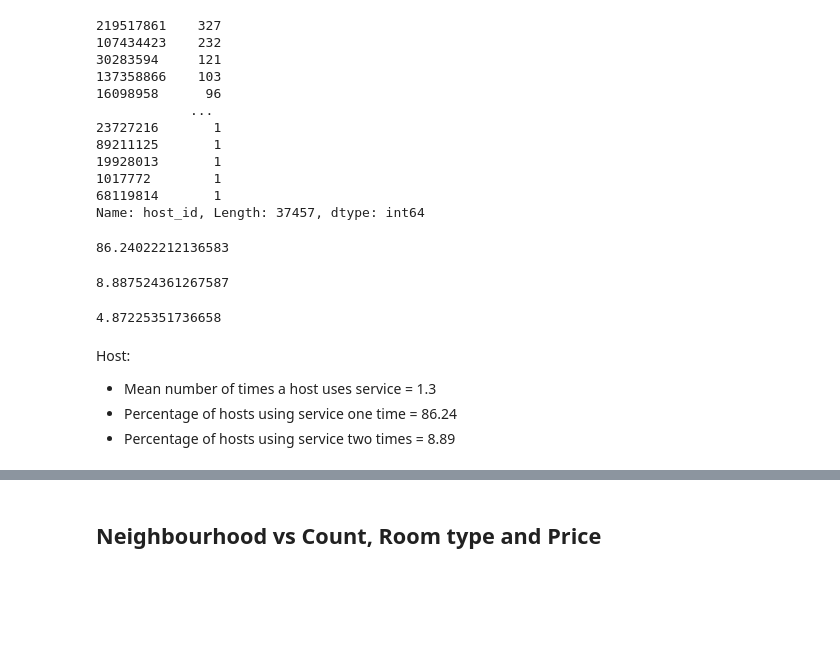
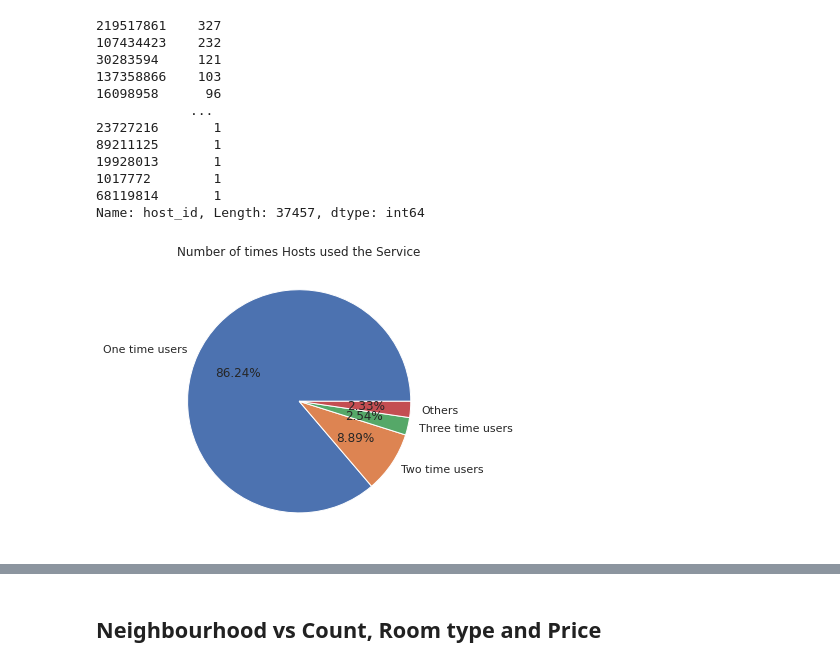
Before and after one commit to akshaysmin/Airbnb-Data-Analysis, a Jupyter notebook: Airbnb Bookings Analysis.ipynb, the cells around one changed output, grey strips where cells are left out. Saved outputs shown, nothing was run; the diff lists cells and outputs as text; code cells hidden in the pictures; blank space fills up the shorter version.

```diff
--- a/Airbnb Bookings Analysis.ipynb
+++ b/Airbnb Bookings Analysis.ipynb
@@ -14,3 +16,6 @@ import numpy as np
+# %%
+plt.rcParams['figure.figsize'] = (5,10)
+sns.set()
 # %%
 from google.colab import drive
 drive.mount('/content/drive')
@@ -137,24 +165,18 @@ host_counts
 1017772        1
 68119814       1
 Name: host_id, Length: 37457, dtype: int64
-# %%
-# Percentage of hosts using service one time
-100*host_counts[host_counts==1].count()/len(host_counts)
-# %% [output]
-86.24022212136583
-# %%
-# Percentage of hosts using service two times
-100*host_counts[host_counts==2].count()/len(host_counts)
-# %% [output]
-8.887524361267587
-# %%
-# Percentage of hosts using service two times
-100*host_counts[(host_counts>2)].count()/len(host_counts)
-# %% [output]
-4.87225351736658
-# %% [markdown]
-Host:
-
-* Mean number of times a host uses service = 1.3
-* Percentage of hosts using service one time = 86.24
-* Percentage of hosts using service two times = 8.89
+# %%
+# Percentage of hosts using service one time
+one_time = 100*host_counts[host_counts==1].count()/len(host_counts)
+two_time = 100*host_counts[host_counts==2].count()/len(host_counts)
+three_time = 100*host_counts[host_counts==3].count()/len(host_counts)
+four_plus = 100*host_counts[host_counts>3].count()/len(host_counts)
+
+numbers = [one_time, two_time, three_time, four_plus]
+labels = ['One time users', 'Two time users', 'Three time users', 'Others']
+
+plt.pie(numbers, labels=labels, autopct='%1.2f%%')
+plt.title('Number of times Hosts used the Service')
+plt.show()
+# %% [output]
+[figure, added]
```
Also changed, not shown: parts of 18 cells of this notebook.
